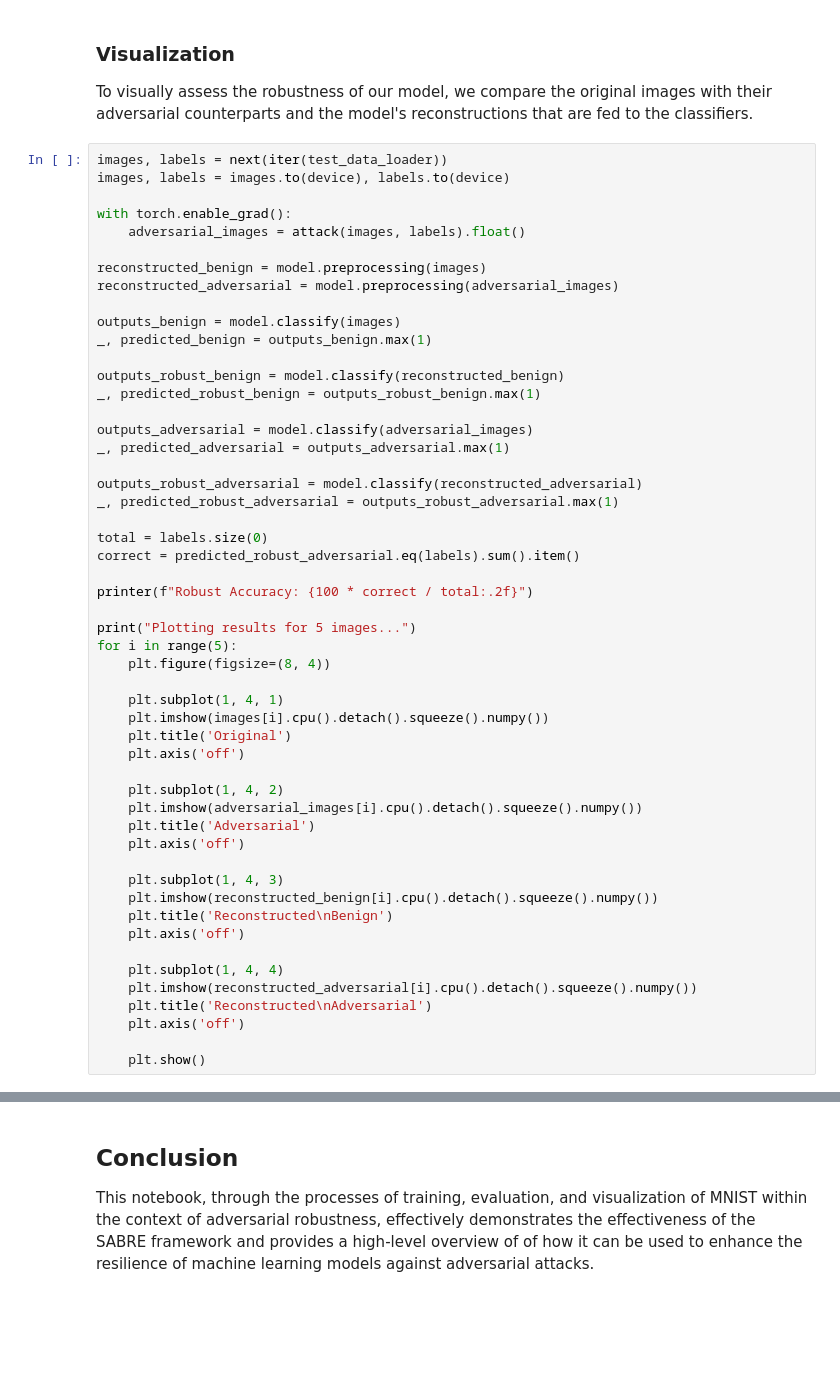
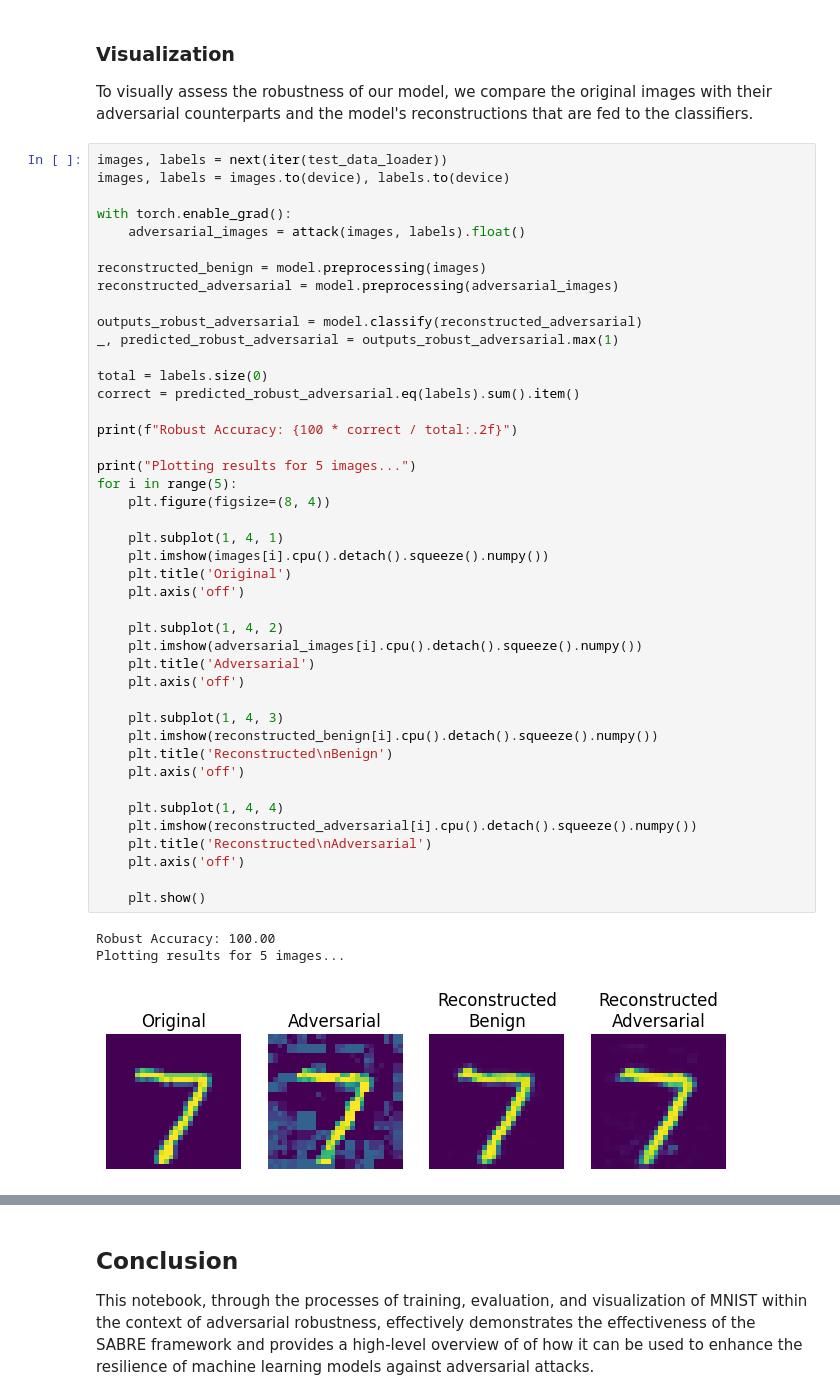
Before and after one commit to Mobile-Intelligence-Lab/SABRE, a Jupyter notebook: notebooks/mnist.ipynb, the cells around one changed output, grey strips where cells are left out. Drawn from its saved outputs; the diff is of its cells as text; blank space fills up the shorter version.

```diff
--- a/notebooks/mnist.ipynb
+++ b/notebooks/mnist.ipynb
@@ -137,45 +206,40 @@ with torch.enable_grad():
 reconstructed_benign = model.preprocessing(images)
 reconstructed_adversarial = model.preprocessing(adversarial_images)
 
-outputs_benign = model.classify(images)
-_, predicted_benign = outputs_benign.max(1)
-
-outputs_robust_benign = model.classify(reconstructed_benign)
-_, predicted_robust_benign = outputs_robust_benign.max(1)
-
-outputs_adversarial = model.classify(adversarial_images)
-_, predicted_adversarial = outputs_adversarial.max(1)
-
 outputs_robust_adversarial = model.classify(reconstructed_adversarial)
 _, predicted_robust_adversarial = outputs_robust_adversarial.max(1)
 
 total = labels.size(0)
 correct = predicted_robust_adversarial.eq(labels).sum().item()
 
-printer(f"Robust Accuracy: {100 * correct / total:.2f}")
+print(f"Robust Accuracy: {100 * correct / total:.2f}")
 
 print("Plotting results for 5 images...")
 for i in range(5):
     plt.figure(figsize=(8, 4))
 
     plt.subplot(1, 4, 1)
     plt.imshow(images[i].cpu().detach().squeeze().numpy())
     plt.title('Original')
     plt.axis('off')
 
     plt.subplot(1, 4, 2)
     plt.imshow(adversarial_images[i].cpu().detach().squeeze().numpy())
     plt.title('Adversarial')
     plt.axis('off')
 
     plt.subplot(1, 4, 3)
     plt.imshow(reconstructed_benign[i].cpu().detach().squeeze().numpy())
     plt.title('Reconstructed\nBenign')
     plt.axis('off')
 
     plt.subplot(1, 4, 4)
     plt.imshow(reconstructed_adversarial[i].cpu().detach().squeeze().numpy())
     plt.title('Reconstructed\nAdversarial')
     plt.axis('off')
 
     plt.show()
+# %% [output]
+Robust Accuracy: 100.00
+Plotting results for 5 images...
+[figure, added]
```
Also changed, not shown: parts of 22 cells of this notebook, 5 other files.
